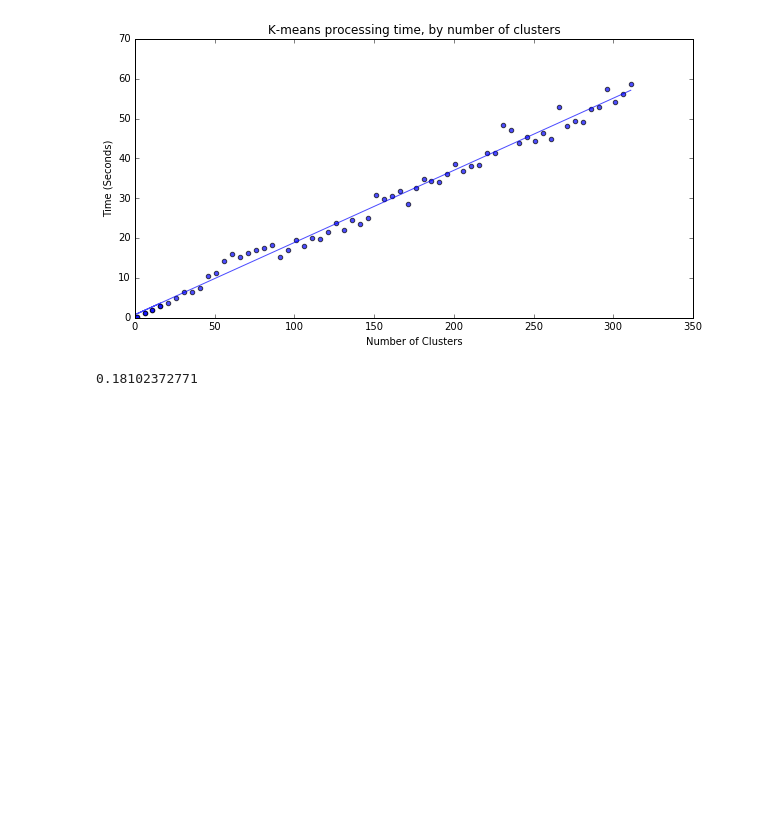
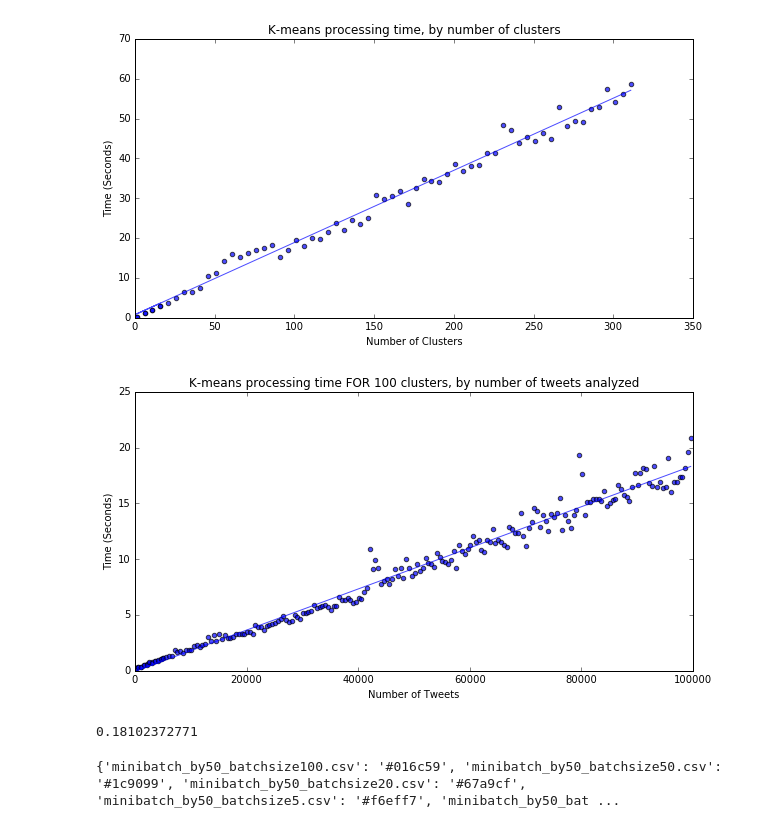
Before and after one commit to pksohn/tweet-clustering, a Jupyter notebook: notebooks/Results.ipynb, the cells around one changed output. Saved outputs shown, nothing was run; the diff lists cells and outputs as text; code cells hidden in the pictures; blank space fills up the shorter version.

Commit message:
Final scaling results, begin writeup notebook

```diff
--- a/notebooks/Results.ipynb
+++ b/notebooks/Results.ipynb
@@ -9,6 +9,7 @@ import os
 
 project = os.path.realpath('./..')
 baseline = os.path.join(project, 'baseline')
+scaling = os.path.join(project, 'scalability')
 # %%
 os.listdir(baseline)
 # %% [output]
@@ -27,5 +43,6 @@ os.listdir(baseline)
 # %%
 kmeans = pd.read_csv(os.path.join(baseline, 'kmeans_by5.csv'))
+kmeans_scaling = pd.read_csv(os.path.join(scaling, 'kmeans_scale_by500.csv'))
 # %%
 plt.figure(figsize=[10,5])
 
@@ -44,8 +61,38 @@ plt.title('K-means processing time, by number of clusters')
 plt.show()
 # %% [output]
 [figure]
+# %%
+plt.figure(figsize=[10,5])
+
+# Plot scatter points
+plt.scatter(x=kmeans_scaling.samples, y=kmeans_scaling.seconds, alpha=0.7)
+
+# # Add line of best fit
+bestfit = np.poly1d(np.polyfit(kmeans_scaling.samples, kmeans_scaling.seconds, 1))(kmeans_scaling.samples)
+plt.plot(kmeans_scaling.samples, bestfit, color='blue', alpha=0.7)
+
+# Labels and other parameters
+plt.axis(xmin=0, ymin=0, xmax=100000)
+plt.xlabel('Number of Tweets')
+plt.ylabel('Time (Seconds)')
+plt.title('K-means processing time FOR 100 clusters, by number of tweets analyzed')
+plt.show()
+# %% [output]
+[figure, added]
 # %%
 slope = np.polyfit(kmeans.clusters, kmeans.seconds, 1)[0]
 print slope
 # %% [output]
 0.18102372771
+# %%
+minibatch_files = ['minibatch_by50_batchsize5.csv',
+                   'minibatch_by50_batchsize10.csv',
+                   'minibatch_by50_batchsize20.csv',
+                   'minibatch_by50_batchsize50.csv',
+                   'minibatch_by50_batchsize100.csv']
+colors = ['#f6eff7', '#bdc9e1', '#67a9cf', '#1c9099', '#016c59']
+
+mb_colors = dict(zip(minibatch_files, colors))
+print mb_colors
+# %% [output]
+{'minibatch_by50_batchsize100.csv': '#016c59', 'minibatch_by50_batchsize50.csv': '#1c9099', 'minibatch_by50_batchsize20.csv': '#67a9cf', 'minibatch_by50_batchsize5.csv': '#f6eff7', 'minibatch_by50_bat ...
```
Also changed, not shown: parts of 8 cells of this notebook, 3 other files.
